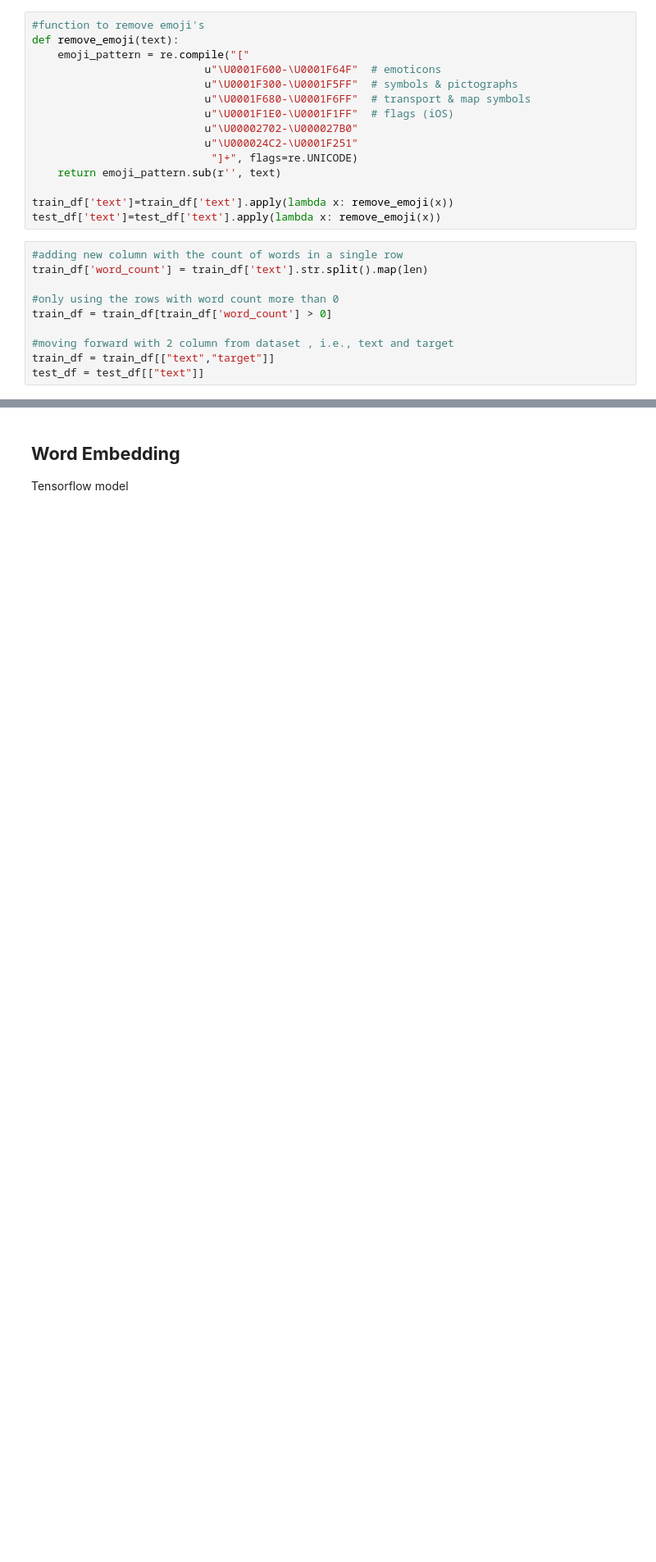
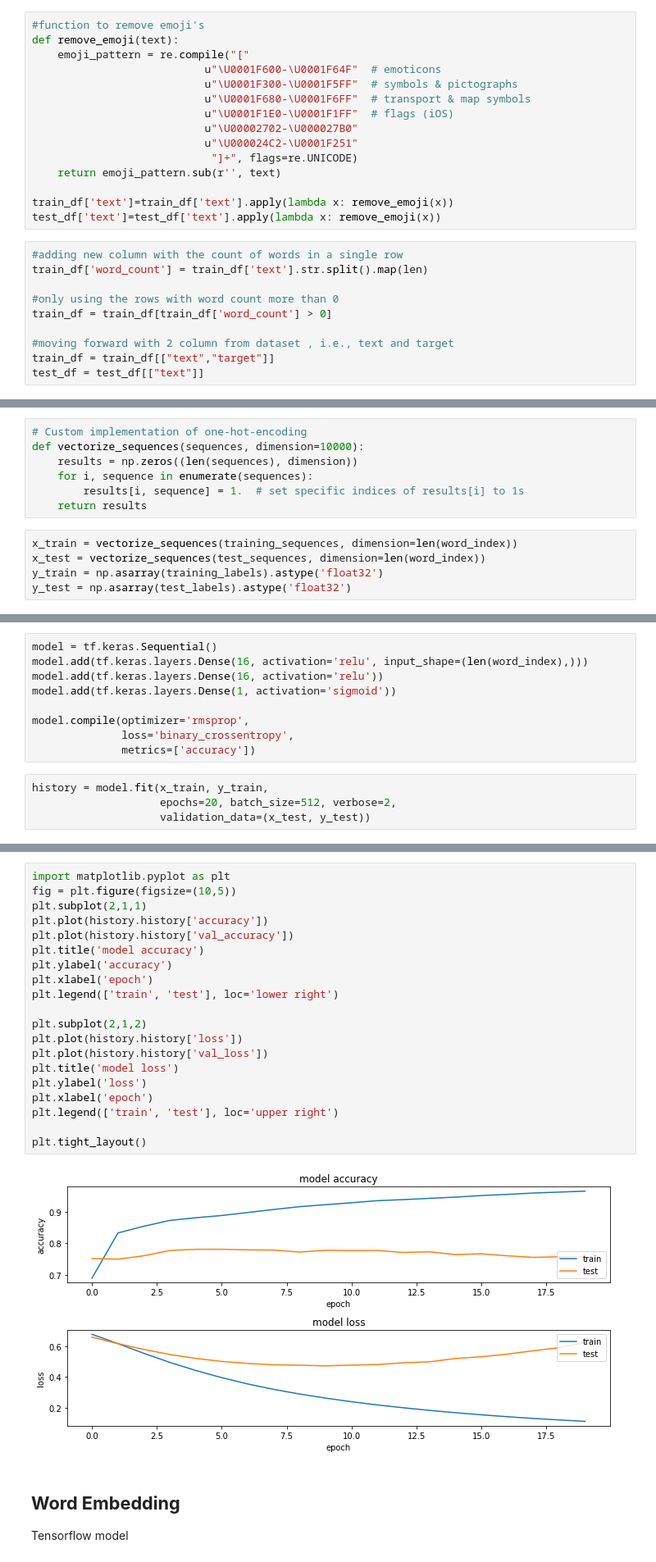
Before and after one commit to Sagar401/Natural_Language_Processing, a Jupyter notebook: First_Report.ipynb, the cells around one changed output, grey strips where cells are left out. Shown at 82% size. Cells and saved outputs as stored; diff of their text form; blank space fills up the shorter version.

```diff
--- a/First_Report.ipynb
+++ b/First_Report.ipynb
@@ -135,0 +231,12 @@ test_df = test_df[["text"]]
+# %%
+# Custom implementation of one-hot-encoding
+def vectorize_sequences(sequences, dimension=10000):
+    results = np.zeros((len(sequences), dimension))
+    for i, sequence in enumerate(sequences):
+        results[i, sequence] = 1.  # set specific indices of results[i] to 1s
+    return results
+# %%
+x_train = vectorize_sequences(training_sequences, dimension=len(word_index))
+x_test = vectorize_sequences(test_sequences, dimension=len(word_index))
+y_train = np.asarray(training_labels).astype('float32')
+y_test = np.asarray(test_labels).astype('float32')
@@ -135,0 +256,13 @@ test_df = test_df[["text"]]
+# %%
+model = tf.keras.Sequential()
+model.add(tf.keras.layers.Dense(16, activation='relu', input_shape=(len(word_index),)))
+model.add(tf.keras.layers.Dense(16, activation='relu'))
+model.add(tf.keras.layers.Dense(1, activation='sigmoid'))
+
+model.compile(optimizer='rmsprop',
+              loss='binary_crossentropy',
+              metrics=['accuracy'])
+# %%
+history = model.fit(x_train, y_train,
+                    epochs=20, batch_size=512, verbose=2,
+                    validation_data=(x_test, y_test))
@@ -136,3 +287,25 @@ test_df = test_df[["text"]]
+# %%
+import matplotlib.pyplot as plt
+fig = plt.figure(figsize=(10,5))
+plt.subplot(2,1,1)
+plt.plot(history.history['accuracy'])
+plt.plot(history.history['val_accuracy'])
+plt.title('model accuracy')
+plt.ylabel('accuracy')
+plt.xlabel('epoch')
+plt.legend(['train', 'test'], loc='lower right')
+
+plt.subplot(2,1,2)
+plt.plot(history.history['loss'])
+plt.plot(history.history['val_loss'])
+plt.title('model loss')
+plt.ylabel('loss')
+plt.xlabel('epoch')
+plt.legend(['train', 'test'], loc='upper right')
+
+plt.tight_layout()
+# %% [output]
+[figure, added]
 # %% [markdown]
 ## **Word Embedding**
 Tensorflow model
```
Also changed, not shown: parts of 37 cells of this notebook.
